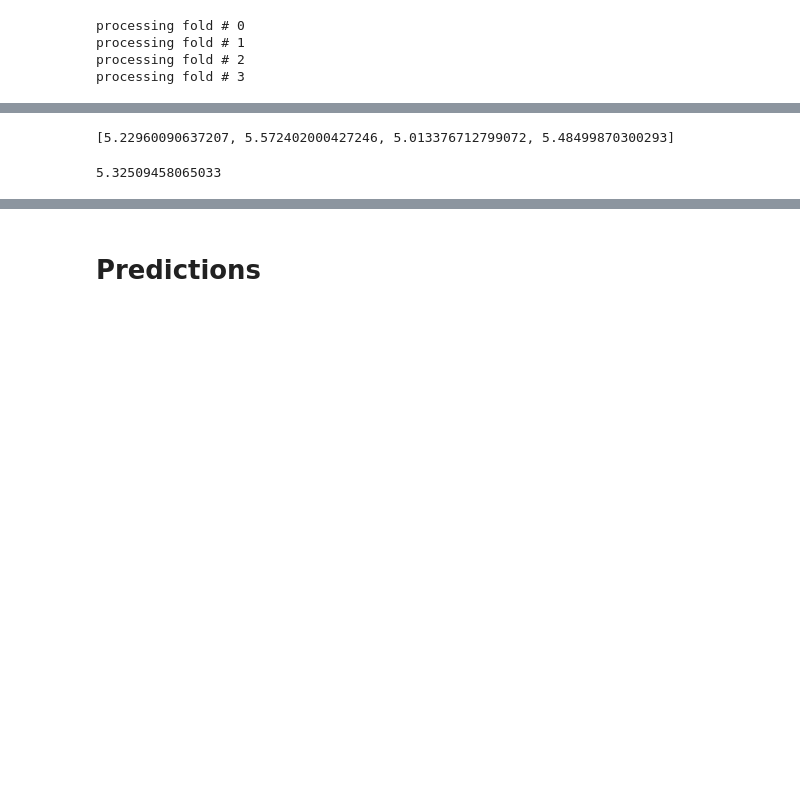
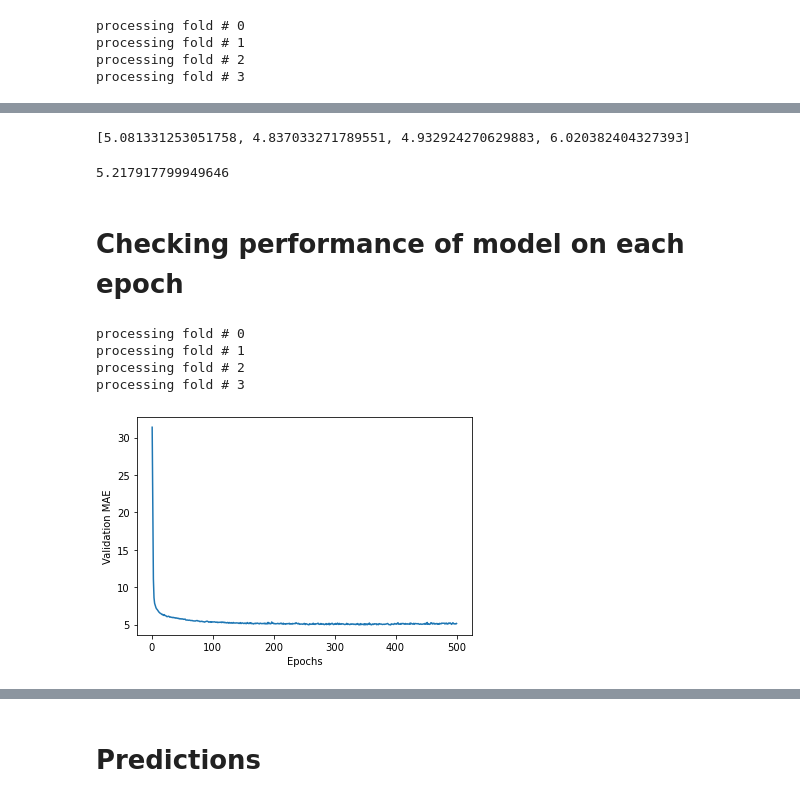
Before and after one commit to ikram-ullah-baig/PIAIC-Assignments, a Jupyter notebook: Quater 2/DL Assignments/Concrete Strength Assignment-final.ipynb, the cells around one changed output, grey strips where cells are left out. Saved outputs shown, nothing was run; the diff lists cells and outputs as text; code cells hidden in the pictures; blank space fills up the shorter version.

```diff
--- a/Quater 2/DL Assignments/Concrete Strength Assignment-final.ipynb
+++ b/Quater 2/DL Assignments/Concrete Strength Assignment-final.ipynb
@@ -319,7 +319,7 @@ model as we had very few data available.
 # %%
 def build_model():
     model = models.Sequential()
-    model.add(layers.Dense(9, activation='relu', input_shape=(X_train.shape[1],)))
+    model.add(layers.Dense(10, activation='relu', input_shape=(X_train.shape[1],)))
 
     model.add(layers.Dense(7, activation='relu'))
 
@@ -356,8 +356,46 @@ processing fold # 3
 # %%
 all_scores
 # %% [output]
-[5.22960090637207, 5.572402000427246, 5.013376712799072, 5.48499870300293]
+[5.081331253051758, 4.837033271789551, 4.932924270629883, 6.020382404327393]
 # %%
 np.mean(all_scores)
 # %% [output]
-5.32509458065033
+5.217917799949646
+# %% [markdown]
+# Checking performance of model on each epoch
+# %%
+num_epochs = 500
+all_mae_histories = []
+for i in range(k):
+    print('processing fold #', i)
+    val_data = X_train[i * num_val_samples: (i + 1) * num_val_samples]
+    val_targets = y_train[i * num_val_samples: (i + 1) * num_val_samples]
+
+    partial_train_data = np.concatenate([X_train[:i * num_val_samples],
+                                         X_train[(i + 1) * num_val_samples:]],axis=0)
+
+    partial_train_targets = np.concatenate([y_train[:i * num_val_samples],
+                                            y_train[(i + 1) * num_val_samples:]],axis=0)
+
+    model = build_model()
+    history = model.fit(partial_train_data, partial_train_targets,
+                        validation_data=(val_data, val_targets),
+                        epochs=num_epochs, batch_size=1, verbose=0)
+    mae_history = history.history['val_mae']
+    all_mae_histories.append(mae_history)
+# %% [output]
+processing fold # 0
+processing fold # 1
+processing fold # 2
+processing fold # 3
+# %%
+average_mae_history = [
+np.mean([x[i] for x in all_mae_histories]) for i in range(num_epochs)]
+# %%
+import matplotlib.pyplot as plt
+plt.plot(range(1, len(average_mae_history) + 1), average_mae_history)
+plt.xlabel('Epochs')
+plt.ylabel('Validation MAE')
+plt.show()
+# %% [output]
+[figure, added]
```
Also changed, not shown: parts of 10 cells of this notebook.
